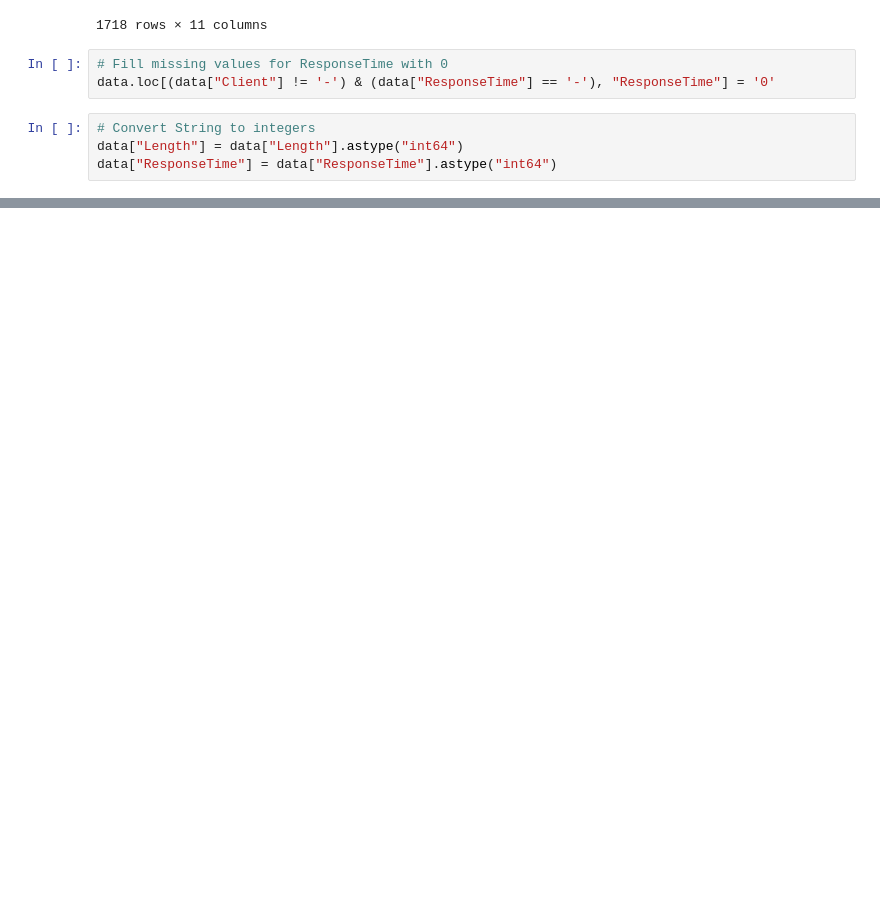
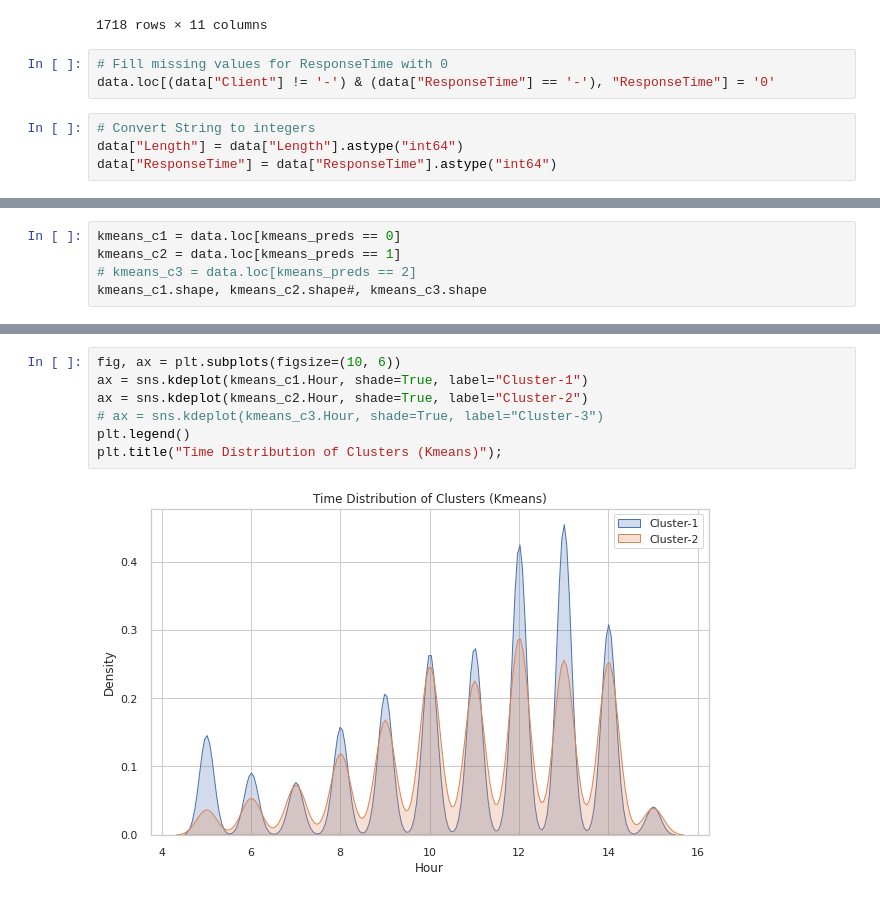
Before and after one commit to navidkanaani/ml-projects, a Jupyter notebook: anomaly_detection_rc_final.ipynb, the cells around one changed output, grey strips where cells are left out. Saved outputs shown, nothing was run; the diff lists cells and outputs as text; blank space fills up the shorter version.

```diff
--- a/anomaly_detection_rc_final.ipynb
+++ b/anomaly_detection_rc_final.ipynb
@@ -482,0 +737,5 @@ array([  108.,   108.,  5125., ..., 11301.,   108.,   108.])
+# %%
+kmeans_c1 = data.loc[kmeans_preds == 0]
+kmeans_c2 = data.loc[kmeans_preds == 1]
+# kmeans_c3 = data.loc[kmeans_preds == 2]
+kmeans_c1.shape, kmeans_c2.shape#, kmeans_c3.shape
@@ -482,0 +776,9 @@ array([  108.,   108.,  5125., ..., 11301.,   108.,   108.])
+# %%
+fig, ax = plt.subplots(figsize=(10, 6))
+ax = sns.kdeplot(kmeans_c1.Hour, shade=True, label="Cluster-1")
+ax = sns.kdeplot(kmeans_c2.Hour, shade=True, label="Cluster-2")
+# ax = sns.kdeplot(kmeans_c3.Hour, shade=True, label="Cluster-3")
+plt.legend()
+plt.title("Time Distribution of Clusters (Kmeans)");
+# %% [output]
+[figure, added]
```
Also changed, not shown: parts of 120 cells of this notebook.
